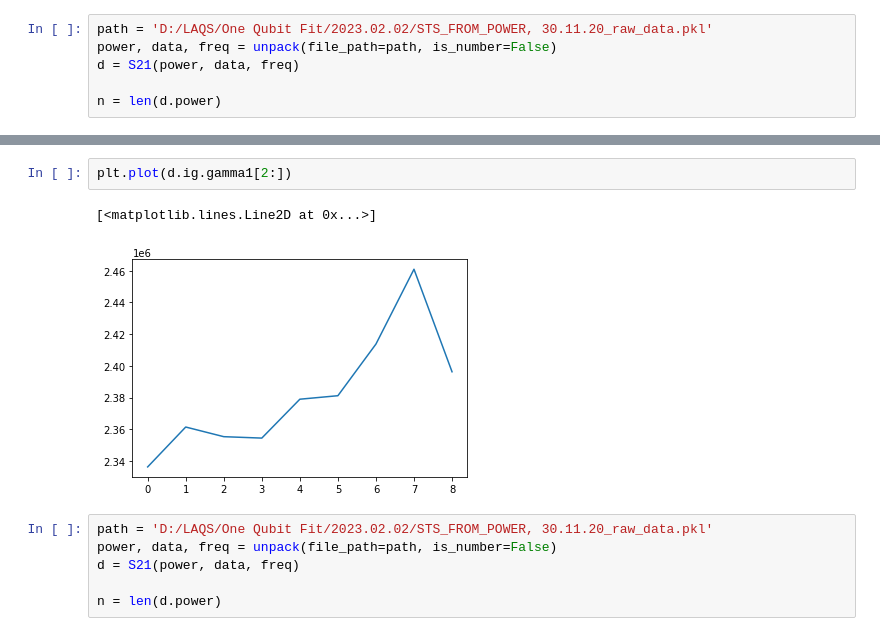
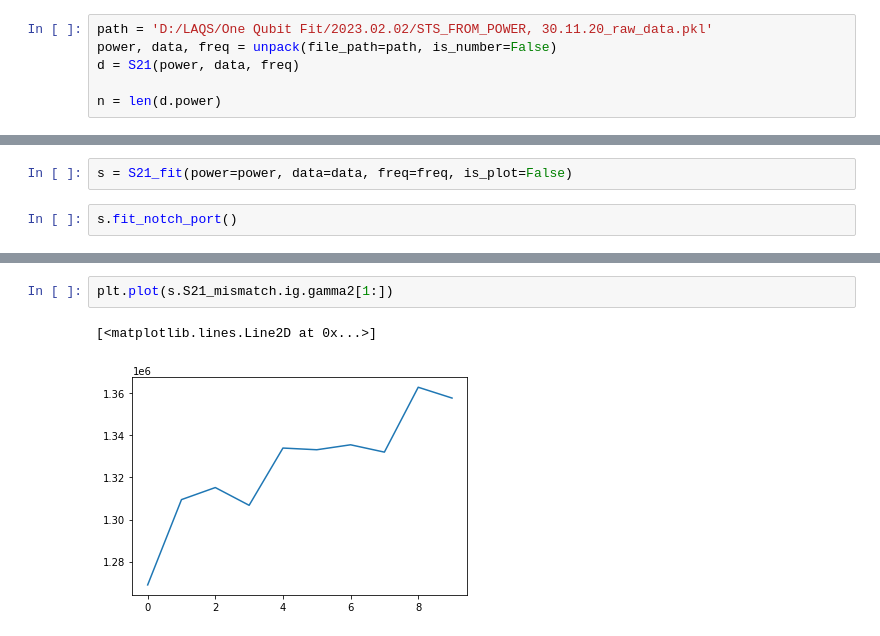
Before and after one commit to SabirovT/S21, a Jupyter notebook: main.ipynb, the cells around one changed output, grey strips where cells are left out. Cells and saved outputs as stored; diff of their text form.

```diff
--- a/main.ipynb
+++ b/main.ipynb
@@ -73,0 +70,4 @@ d.fit_lorentzian(is_plot=True)
+# %%
+s = S21_fit(power=power, data=data, freq=freq, is_plot=False)
+# %%
+s.fit_notch_port()
@@ -74,11 +80,5 @@ d.fit_lorentzian(is_plot=True)
 # %%
-plt.plot(d.ig.gamma1[2:])
+plt.plot(s.S21_mismatch.ig.gamma2[1:])
 # %% [output]
 [<matplotlib.lines.Line2D at 0x...>]
-[figure, old version]
+[figure, new version]
-# %%
-path = 'D:/LAQS/One Qubit Fit/2023.02.02/STS_FROM_POWER, 30.11.20_raw_data.pkl'
-power, data, freq = unpack(file_path=path, is_number=False)
-d = S21(power, data, freq)
-
-n = len(d.power)
```
Also changed, not shown: parts of 11 cells of this notebook, 1 other file.
